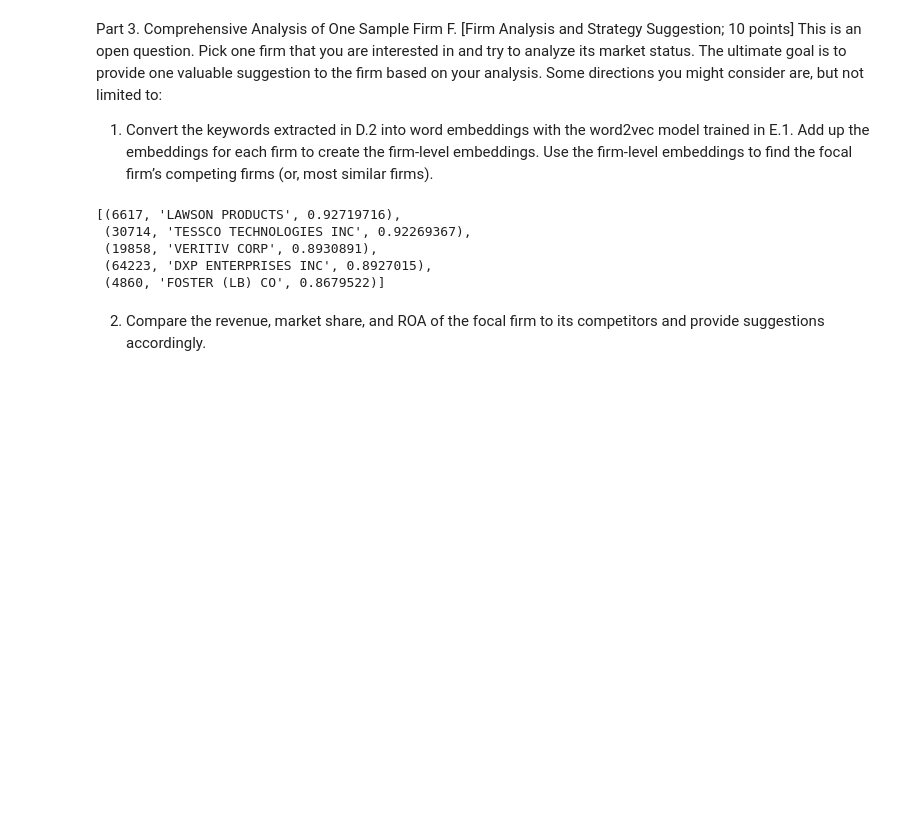
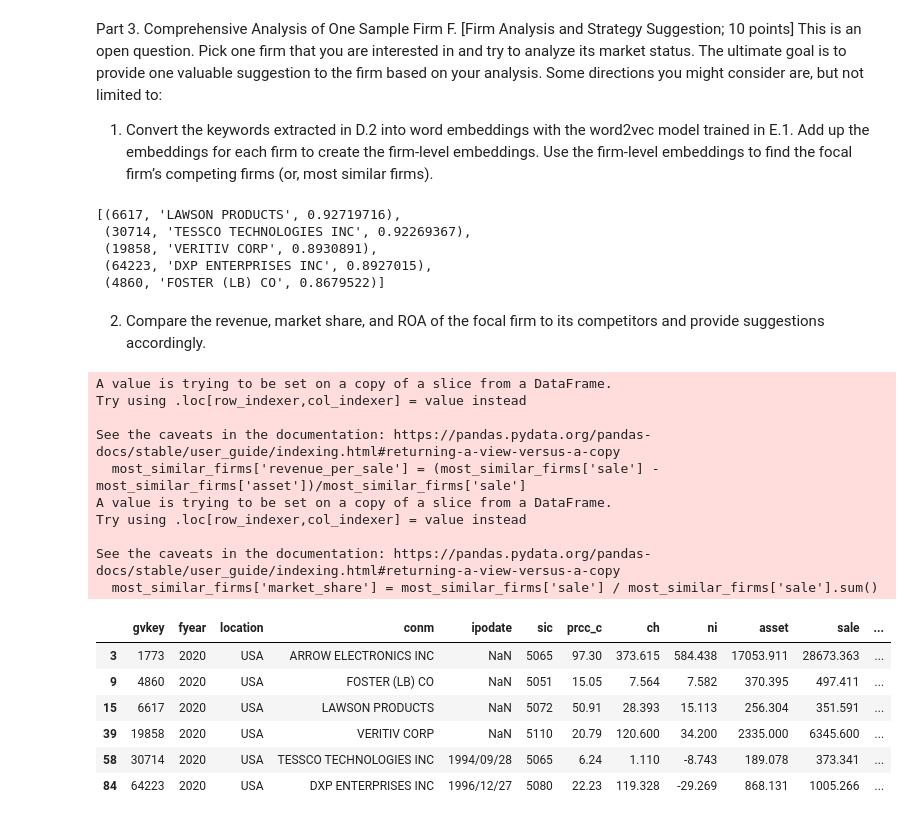
Before and after one commit to ChetanSarda99/BAIT508_GroupProject, a Jupyter notebook: chetan_project.ipynb, the cells around one changed output. Saved outputs shown, nothing was run; the diff lists cells and outputs as text; code cells hidden in the pictures; blank space fills up the shorter version.

```diff
--- a/chetan_project.ipynb
+++ b/chetan_project.ipynb
@@ -364,3 +368,31 @@ dsimilar.most_similar(firm, topn = 5)
  (4860, 'FOSTER (LB) CO', 0.8679522)]
 # %% [markdown]
 2.	Compare the revenue, market share, and ROA of the focal firm to its competitors and provide suggestions accordingly.
+# %%
+firms = []
+#add merged_pf_i1_2020 to most_similar_firms using gvkey
+for _ in most_similar_firms_:
+    firms.append(firm)
+    firms.append(_[0])
+most_similar_firms = merged_pf_i1_2020[merged_pf_i1_2020['gvkey'].isin(firms)]
+most_similar_firms['revenue_per_sale'] = (most_similar_firms['sale'] - most_similar_firms['asset'])/most_similar_firms['sale']
+most_similar_firms['market_share'] = most_similar_firms['sale'] / most_similar_firms['sale'].sum()
+most_similar_firms
+# %% [output]
+A value is trying to be set on a copy of a slice from a DataFrame.
+Try using .loc[row_indexer,col_indexer] = value instead
+
+See the caveats in the documentation: https://pandas.pydata.org/pandas-docs/stable/user_guide/indexing.html#returning-a-view-versus-a-copy
+  most_similar_firms['revenue_per_sale'] = (most_similar_firms['sale'] - most_similar_firms['asset'])/most_similar_firms['sale']
+A value is trying to be set on a copy of a slice from a DataFrame.
+Try using .loc[row_indexer,col_indexer] = value instead
+
+See the caveats in the documentation: https://pandas.pydata.org/pandas-docs/stable/user_guide/indexing.html#returning-a-view-versus-a-copy
+  most_similar_firms['market_share'] = most_similar_firms['sale'] / most_similar_firms['sale'].sum()
+|  | gvkey | fyear | location | conm | ipodate | sic | prcc_c | ch | ni | asset | sale | ... |
+| 3 | 1773 | 2020 | USA | ARROW ELECTRONICS INC | NaN | 5065 | 97.30 | 373.615 | 584.438 | 17053.911 | 28673.363 | ... |
+| 9 | 4860 | 2020 | USA | FOSTER (LB) CO | NaN | 5051 | 15.05 | 7.564 | 7.582 | 370.395 | 497.411 | ... |
+| 15 | 6617 | 2020 | USA | LAWSON PRODUCTS | NaN | 5072 | 50.91 | 28.393 | 15.113 | 256.304 | 351.591 | ... |
+| 39 | 19858 | 2020 | USA | VERITIV CORP | NaN | 5110 | 20.79 | 120.600 | 34.200 | 2335.000 | 6345.600 | ... |
+| 58 | 30714 | 2020 | USA | TESSCO TECHNOLOGIES INC | 1994/09/28 | 5065 | 6.24 | 1.110 | -8.743 | 189.078 | 373.341 | ... |
+| 84 | 64223 | 2020 | USA | DXP ENTERPRISES INC | 1996/12/27 | 5080 | 22.23 | 119.328 | -29.269 | 868.131 | 1005.266 | ... |
```
Also changed, not shown: parts of 8 cells of this notebook, 7 other files.
